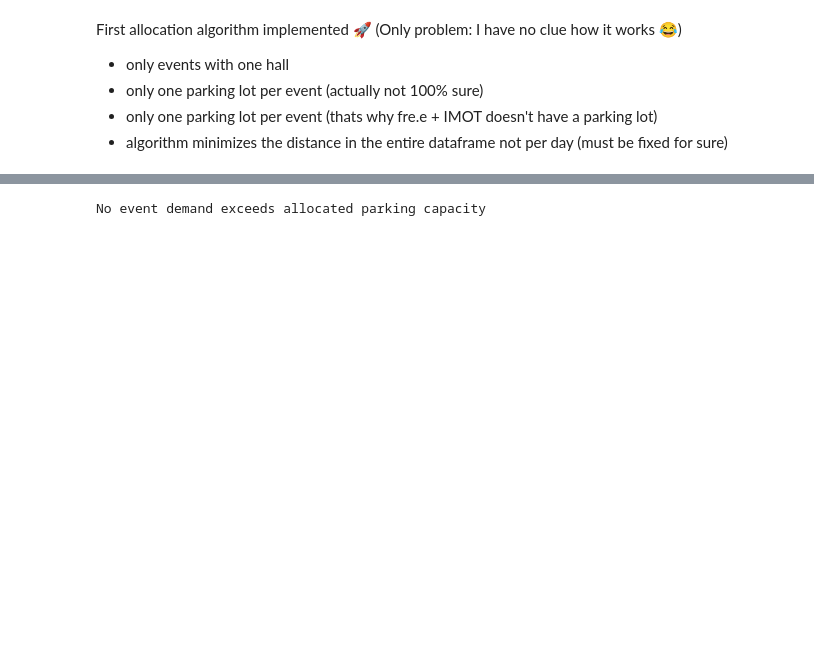
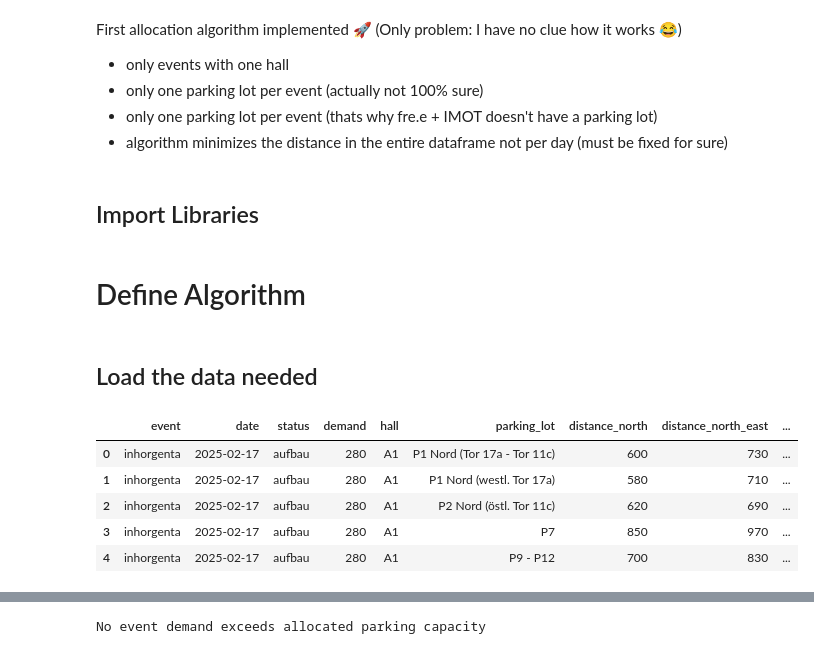
Before and after one commit to schwarzjakob/southpark, a Jupyter notebook: notebooks/first_algorithm_implementation.ipynb, the cells around one changed output, grey strips where cells are left out. Saved outputs shown, nothing was run; the diff lists cells and outputs as text; code cells hidden in the pictures; blank space fills up the shorter version.

Commit message:
Add 2nd Algorithm work in progress

```diff
--- a/notebooks/first_algorithm_implementation.ipynb
+++ b/notebooks/first_algorithm_implementation.ipynb
@@ -6,6 +6,8 @@ First allocation algorithm implemented 🚀 (Only problem: I have no clue how it
 - only one parking lot per event (actually not 100% sure)
 - only one parking lot per event (thats why fre.e + IMOT doesn't have a parking lot)
 - algorithm minimizes the distance in the entire dataframe not per day (must be fixed for sure)
+# %% [markdown]
+## Import Libraries
 # %%
 # Import Libraries
 import pulp as pl
@@ -12,0 +16,2 @@ import pandas as pd
+# %% [markdown]
+# Define Algorithm
@@ -13,3 +102,13 @@ import pandas as pd
+# %% [markdown]
+## Load the data needed
 # %%
 # Load the data
-df_events_closest_parking_lot_min_capacity = pd.read_parquet('../data/output_data/events_closest_parking_lot.parquet')
+df_events_closest_parking_lot_min_capacity = pd.read_parquet('../data/output_data/df_events_closest_parking_lot_min_capacity.parquet')
+df_events_closest_parking_lot_min_capacity.head()
+# %% [output]
+|  | event | date | status | demand | hall | parking_lot | distance_north | distance_north_east | ... |
+| 0 | inhorgenta | 2025-02-17 | aufbau | 280 | A1 | P1 Nord (Tor 17a - Tor 11c) | 600 | 730 | ... |
+| 1 | inhorgenta | 2025-02-17 | aufbau | 280 | A1 | P1 Nord (westl. Tor 17a) | 580 | 710 | ... |
+| 2 | inhorgenta | 2025-02-17 | aufbau | 280 | A1 | P2 Nord (östl. Tor 11c) | 620 | 690 | ... |
+| 3 | inhorgenta | 2025-02-17 | aufbau | 280 | A1 | P7 | 850 | 970 | ... |
+| 4 | inhorgenta | 2025-02-17 | aufbau | 280 | A1 | P9 - P12 | 700 | 830 | ... |
```
Also changed, not shown: parts of 31 cells of this notebook.
